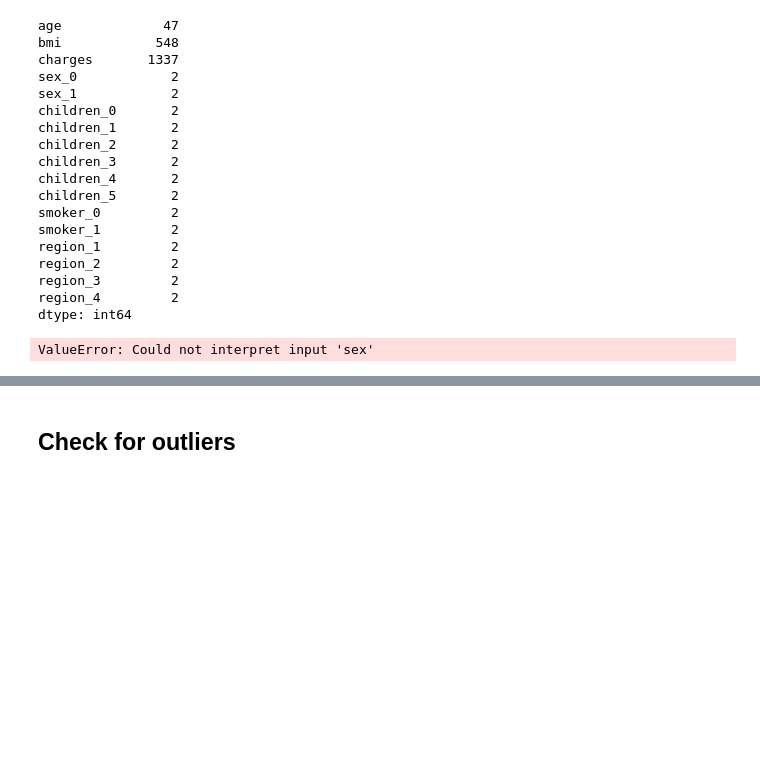
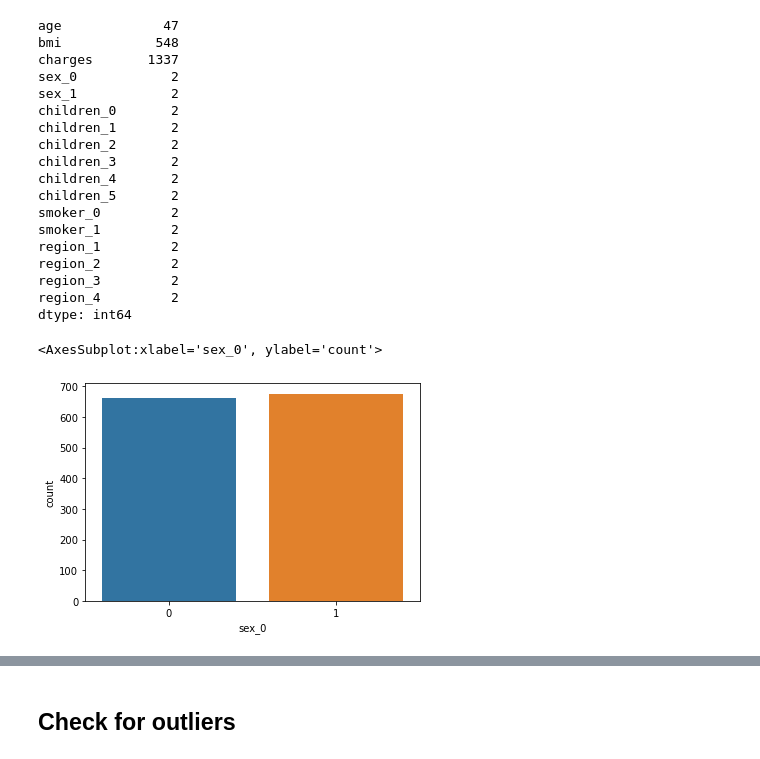
Before and after one commit to Srushanth/Forecast-of-Medical-Insurance-Cost, a Jupyter notebook: Medical_Insurance_Cost_Prediction.ipynb, the cells around one changed output, grey strips where cells are left out. Drawn from its saved outputs; the diff is of its cells as text; code cells hidden in the pictures; blank space fills up the shorter version.

```diff
--- a/Medical_Insurance_Cost_Prediction.ipynb
+++ b/Medical_Insurance_Cost_Prediction.ipynb
@@ -162,7 +164,8 @@ region_3         2
 region_4         2
 dtype: int64
 # %%
-sns.countplot(x='sex', data=df)
+sns.countplot(x='sex_0', data=df)
 # %% [output]
-ValueError: Could not interpret input 'sex'
+<AxesSubplot:xlabel='sex_0', ylabel='count'>
+[figure, added]
 # %%
```
Also changed, not shown: parts of 17 cells of this notebook, 1 other file.
